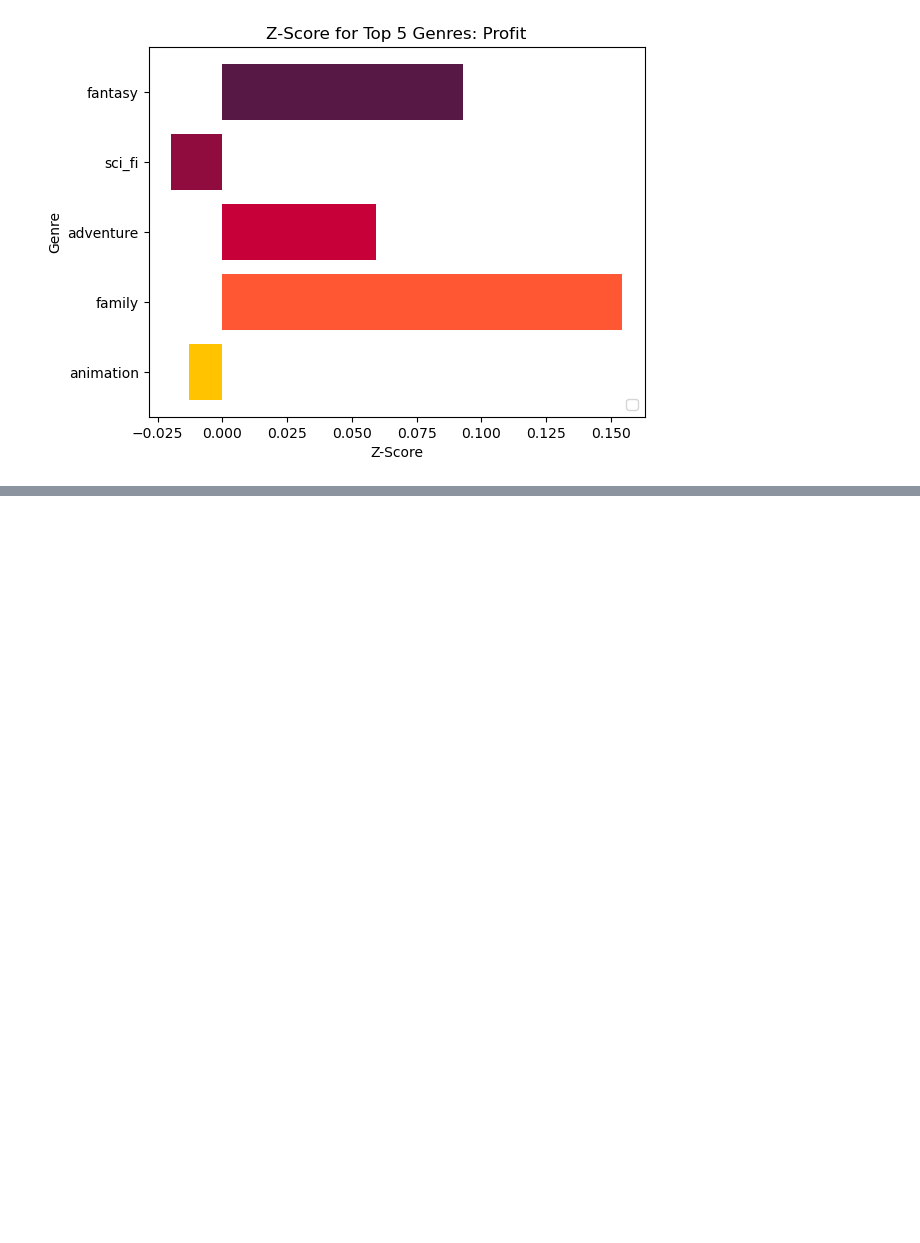
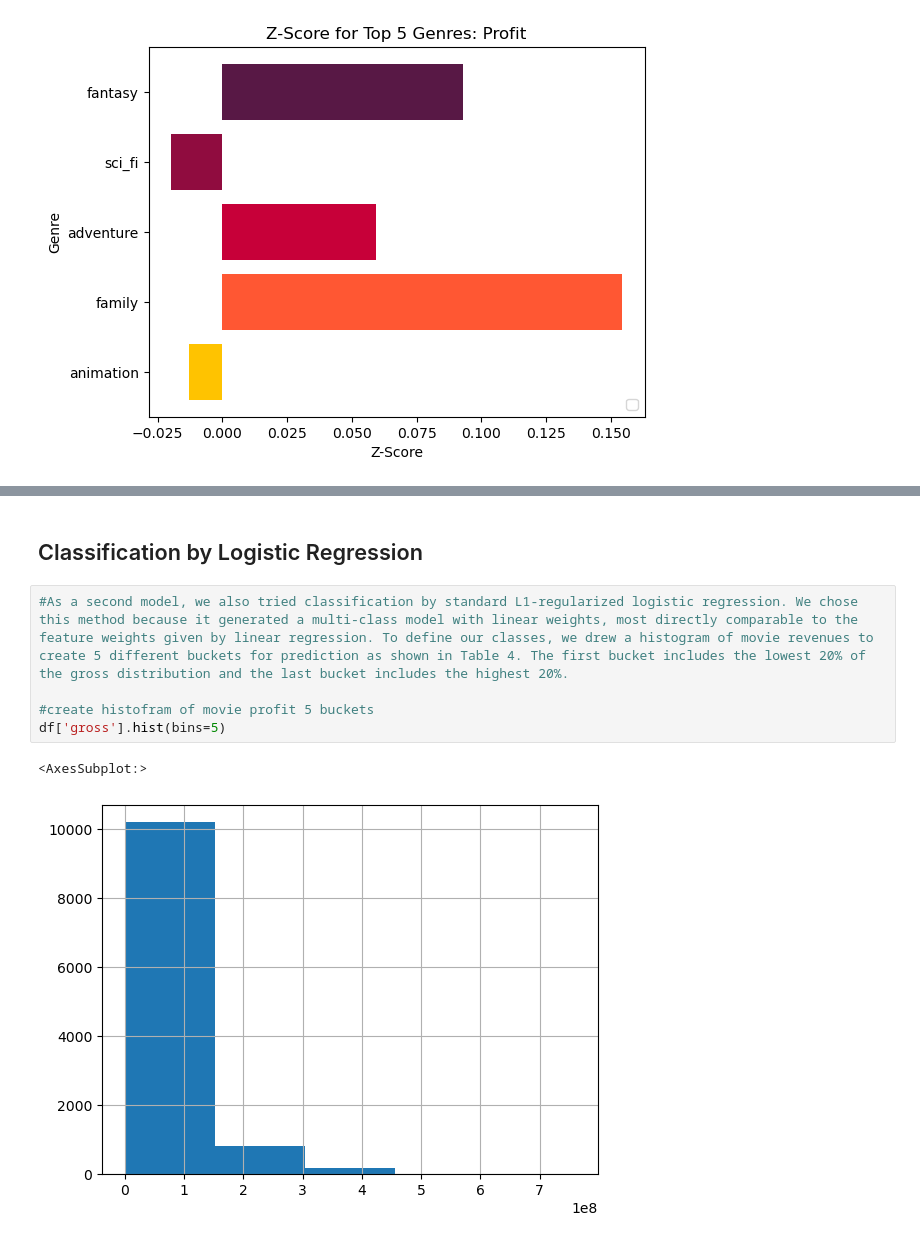
Before and after one commit to diegoschum/Zzzz, a Jupyter notebook: diego_genres.ipynb, the cells around one changed output, grey strips where cells are left out. Cells and saved outputs as stored; diff of their text form; blank space fills up the shorter version.

```diff
--- a/diego_genres.ipynb
+++ b/diego_genres.ipynb
@@ -127,0 +181,10 @@ No artists with labels found to put in legend.  Note that artists whose label st
+# %% [markdown]
+## Classification by Logistic Regression
+# %%
+#As a second model, we also tried classification by standard L1-regularized logistic regression. We chose this method because it generated a multi-class model with linear weights, most directly comparable to the feature weights given by linear regression. To define our classes, we drew a histogram of movie revenues to create 5 different buckets for prediction as shown in Table 4. The first bucket includes the lowest 20% of the gross distribution and the last bucket includes the highest 20%.
+
+#create histofram of movie profit 5 buckets
+df['gross'].hist(bins=5)
+# %% [output]
+<AxesSubplot:>
+[figure, added]
```
Also changed, not shown: parts of 12 cells of this notebook.
